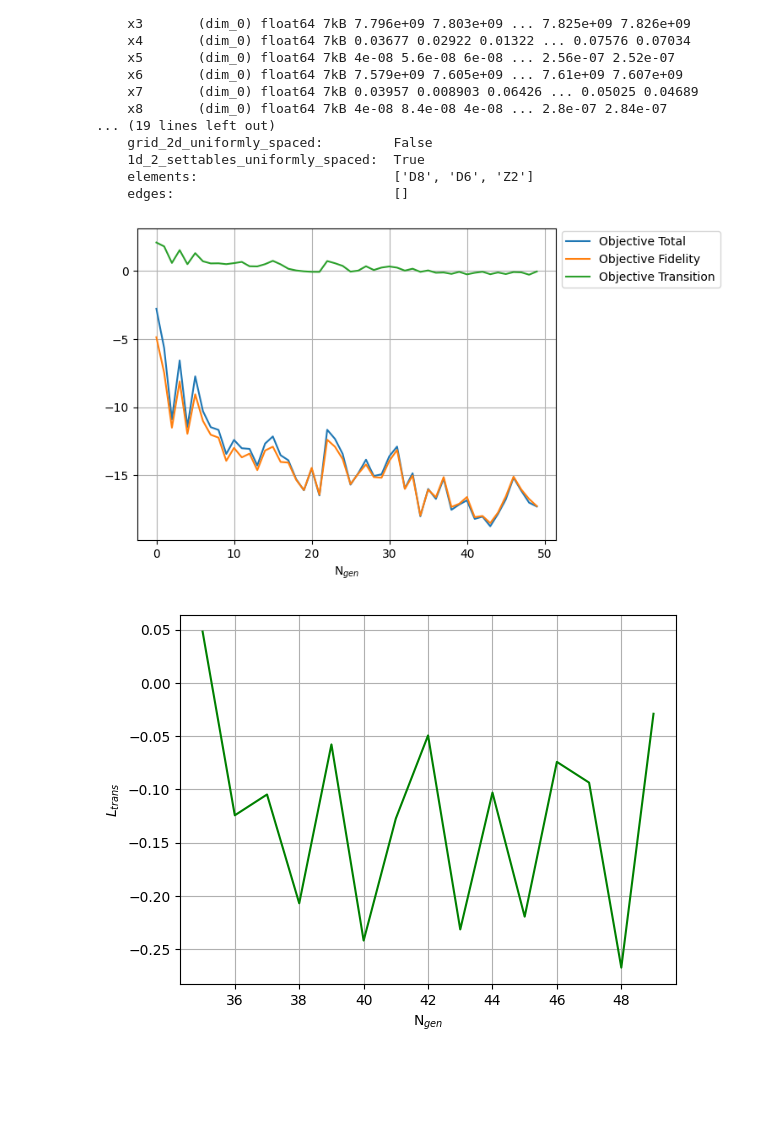
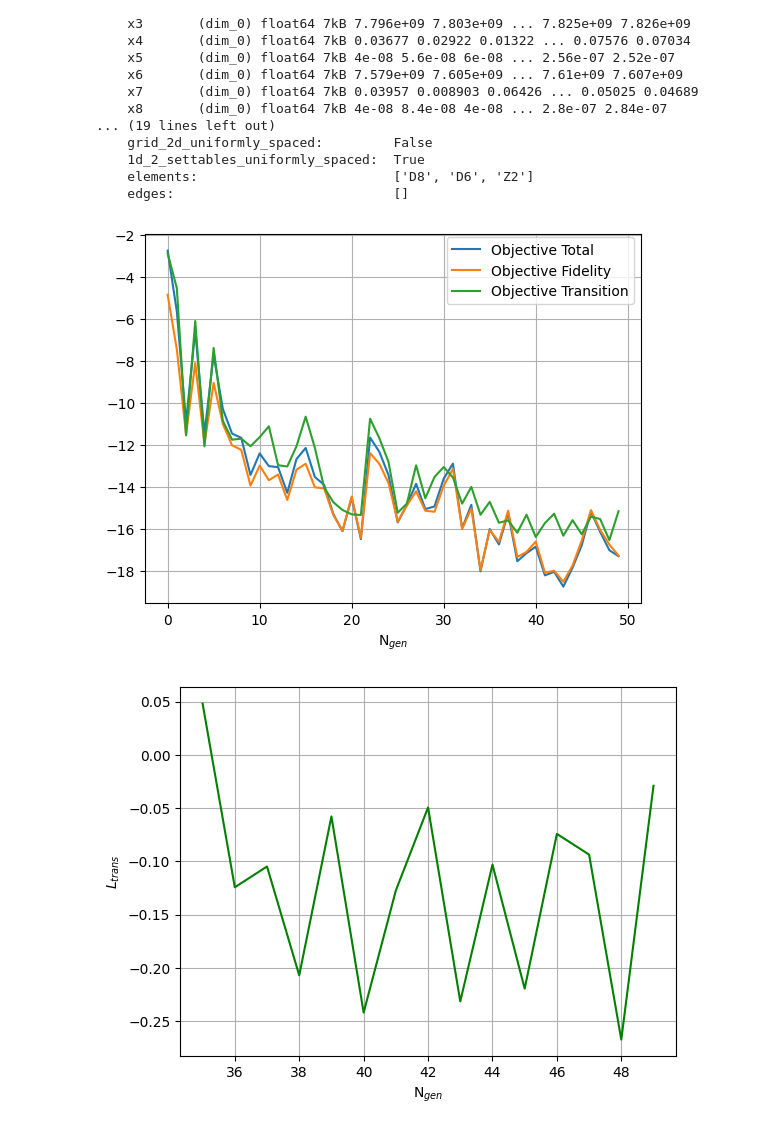
Before and after one commit to peterschaefers/MEP, a Jupyter notebook: CMAES fidelity and transition.ipynb, the cells around one changed output. Cells and saved outputs as stored; diff of their text form; code cells hidden in the pictures; blank space fills up the shorter version.

```diff
--- a/CMAES fidelity and transition.ipynb
+++ b/CMAES fidelity and transition.ipynb
@@ -38,22 +38,22 @@ Coordinates:
 # %%
 popsize = 16
 Ngen = 50
 total = int(len(dataset.x0))
 mean_indices = np.arange(popsize, total, popsize + 1)
 
 total_objective = dataset.y0.data[mean_indices]
 objective_fidelity = dataset.y1.data[mean_indices]
 objective_transition = total_objective-objective_fidelity
 
 plt.plot(range(Ngen), total_objective, label = "Objective Total")
 plt.plot(range(Ngen), objective_fidelity, label = "Objective Fidelity")
-plt.plot(range(Ngen), objective_transition, label = "Objective Transition")
+plt.plot(range(Ngen), 5.77*objective_transition-15, label = "Objective Transition")
 plt.legend(bbox_to_anchor = (1.0,1.01))
 plt.xlabel("N$_{gen}$")
 plt.grid()
 plt.show()
 # %% [output]
-[figure, old version]
+[figure, new version]
 # %%
 plt.plot(range(35,50),objective_transition[-15:],c="green")
 plt.grid()
```
Also changed, not shown: parts of 1 cell of this notebook, 5 other files.
